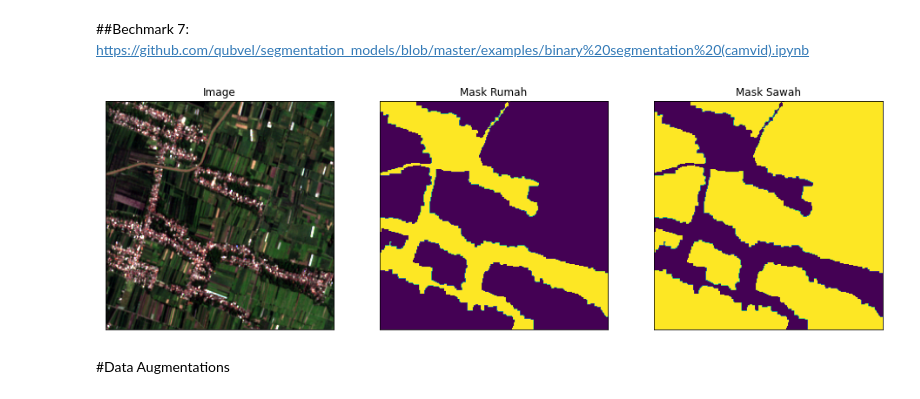
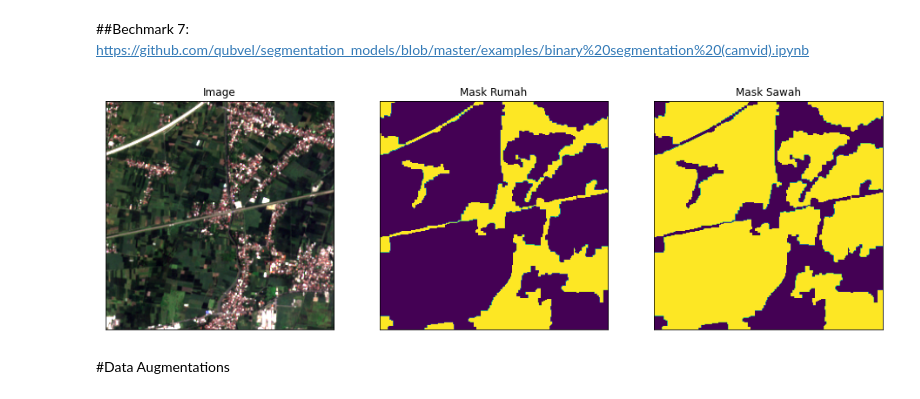
Before and after one commit to asahazmy/Field-prediction, a Jupyter notebook: Field_prediction.ipynb, the cells around one changed output. Cells and saved outputs as stored; diff of their text form; code cells hidden in the pictures.

```diff
--- a/Field_prediction.ipynb
+++ b/Field_prediction.ipynb
@@ -249,14 +272,14 @@ class Dataloder(keras.utils.Sequence):
 # %%
 dataset = Dataset(image_dir, mask_dir, classes=['rumah','sawah'])
 
-image, mask = dataset[16] # get some sample
+image, mask = dataset[50] # get some sample
 visualize(
     image=image,
     mask_rumah=mask[...,0].squeeze(),
     mask_sawah=mask[...,2].squeeze()
 )
 # %% [output]
-[figure, old version]
+[figure, new version]
 # %% [markdown]
 #Data Augmentations
 # %%
```
Also changed, not shown: parts of 8 cells of this notebook.
